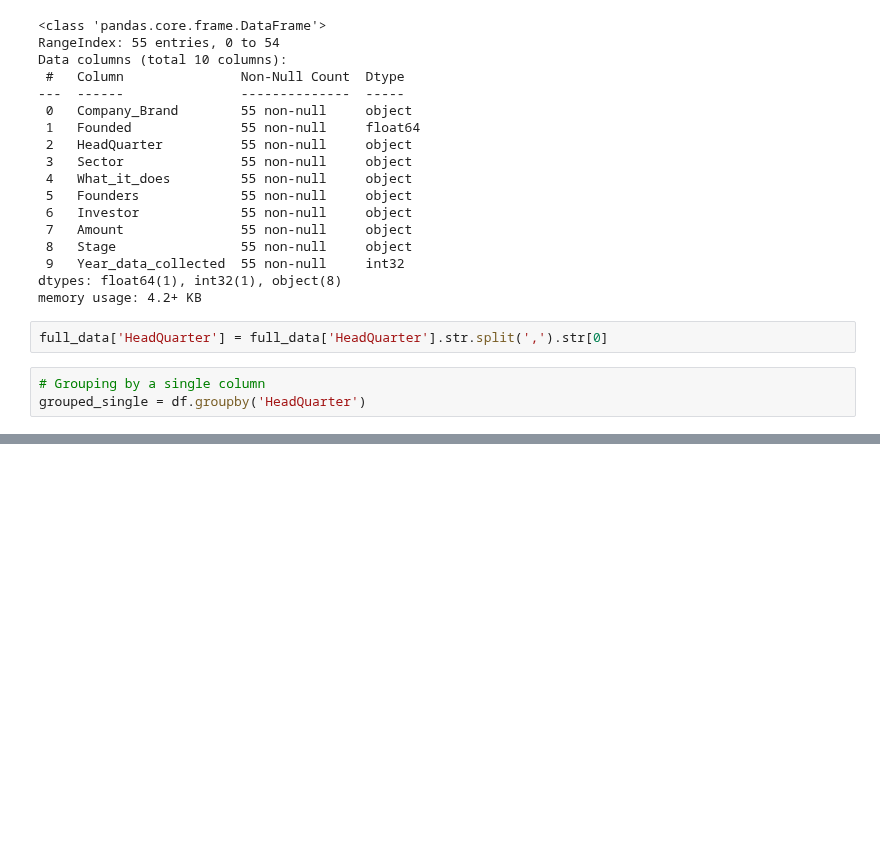
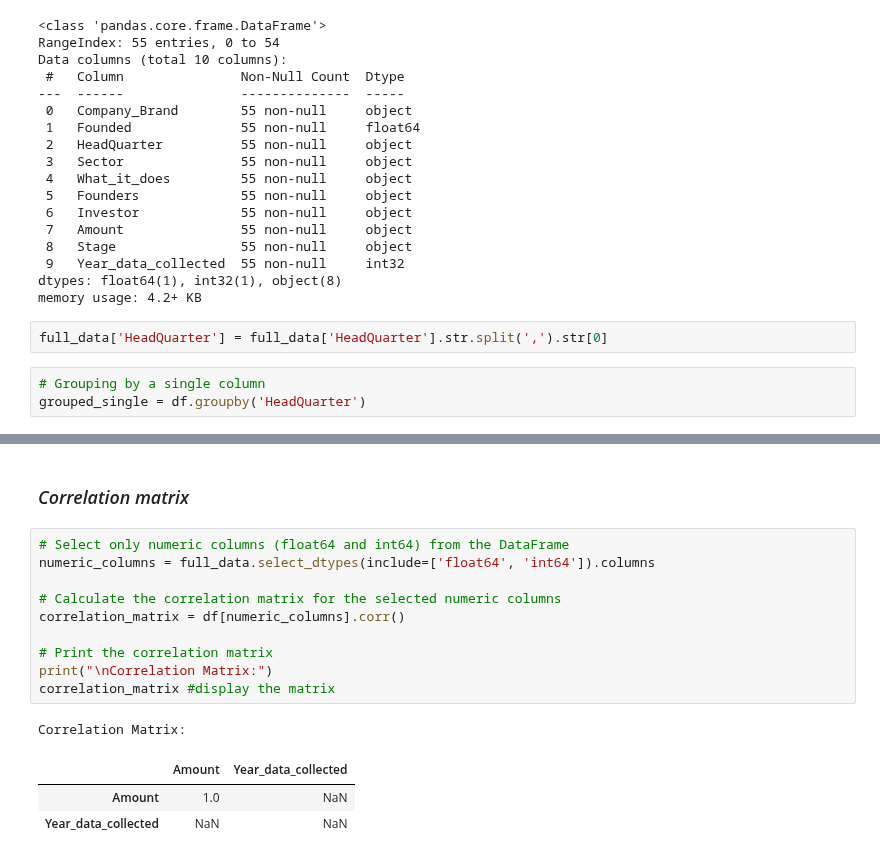
Before and after one commit to GeGe-K/Startup-Ecosystem, a Jupyter notebook: jupyter.ipynb, the cells around one changed output, grey strips where cells are left out. Saved outputs shown, nothing was run; the diff lists cells and outputs as text; blank space fills up the shorter version.

```diff
--- a/jupyter.ipynb
+++ b/jupyter.ipynb
@@ -2079,0 +2101,17 @@ grouped_single = df.groupby('HeadQuarter')
+# %% [markdown]
+### *Correlation matrix*
+# %%
+# Select only numeric columns (float64 and int64) from the DataFrame
+numeric_columns = full_data.select_dtypes(include=['float64', 'int64']).columns
+
+# Calculate the correlation matrix for the selected numeric columns
+correlation_matrix = df[numeric_columns].corr()
+
+# Print the correlation matrix
+print("\nCorrelation Matrix:")
+correlation_matrix #display the matrix
+# %% [output]
+Correlation Matrix:
+|  | Amount | Year_data_collected |
+| Amount | 1.0 | NaN |
+| Year_data_collected | NaN | NaN |
```
Also changed, not shown: parts of 4 cells of this notebook.
